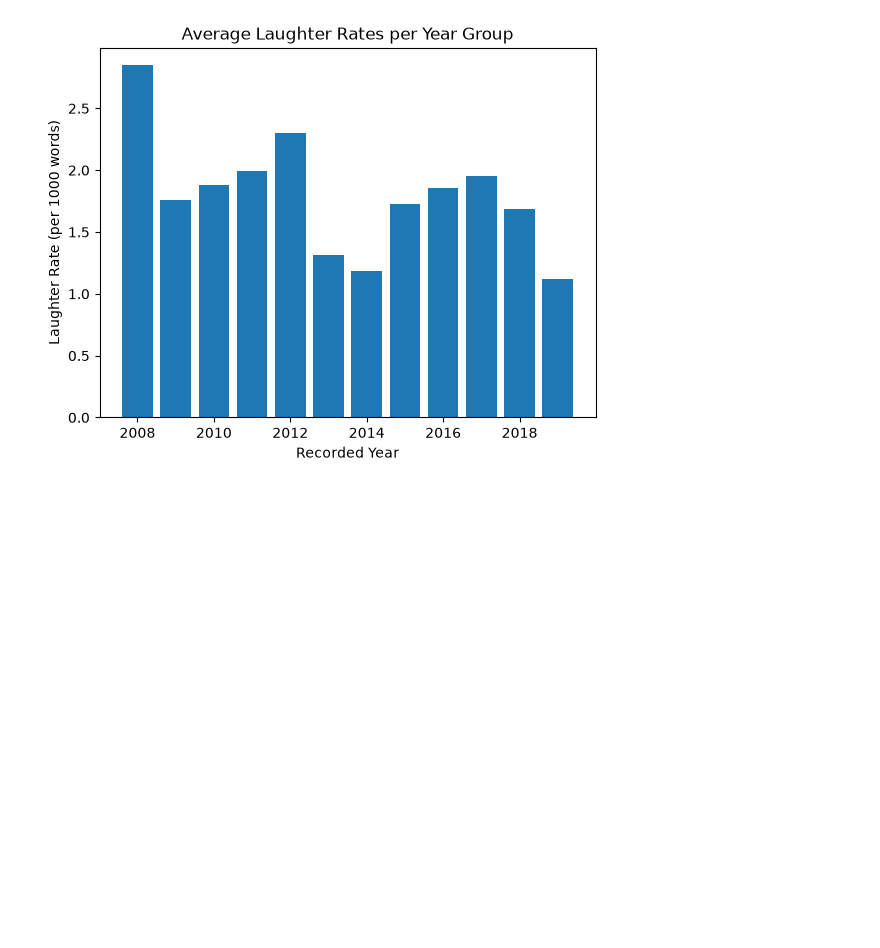
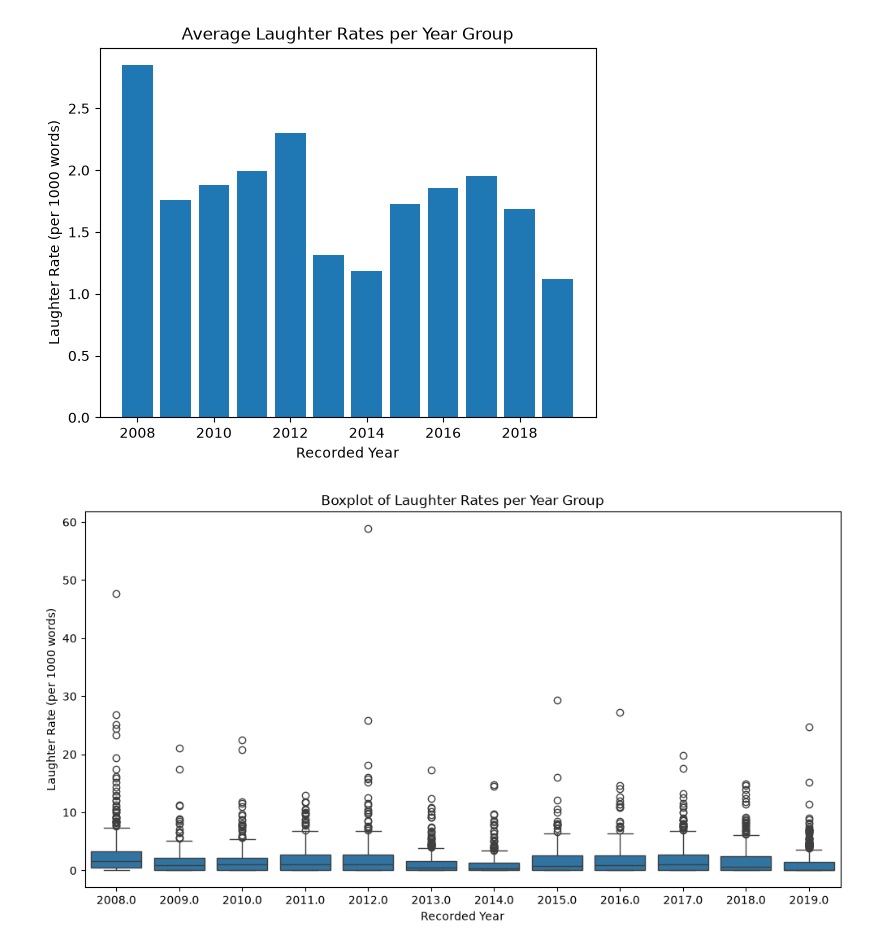
Before and after one commit to emilyedono/TEDTalkNLP, a Jupyter notebook: Code/TedTalkNLP_Rhetoric.ipynb, the cells around one changed output. Cells and saved outputs as stored; diff of their text form; code cells hidden in the pictures; blank space fills up the shorter version.

```diff
--- a/Code/TedTalkNLP_Rhetoric.ipynb
+++ b/Code/TedTalkNLP_Rhetoric.ipynb
@@ -193,3 +193,13 @@ plt.xlabel("Recorded Year")
 plt.show()
 # %% [output]
 [figure]
+# %%
+# plot boxplots of laughter rates per year group
+plt.figure(figsize=(12, 6))
+sns.boxplot(x='year_group', y='laughter_rate', data=laughter_rates_df)
+plt.title("Boxplot of Laughter Rates per Year Group")
+plt.xlabel("Recorded Year")
+plt.ylabel("Laughter Rate (per 1000 words)")
+plt.show()
+# %% [output]
+[figure, added]
```
Also changed, not shown: parts of 18 cells of this notebook.
